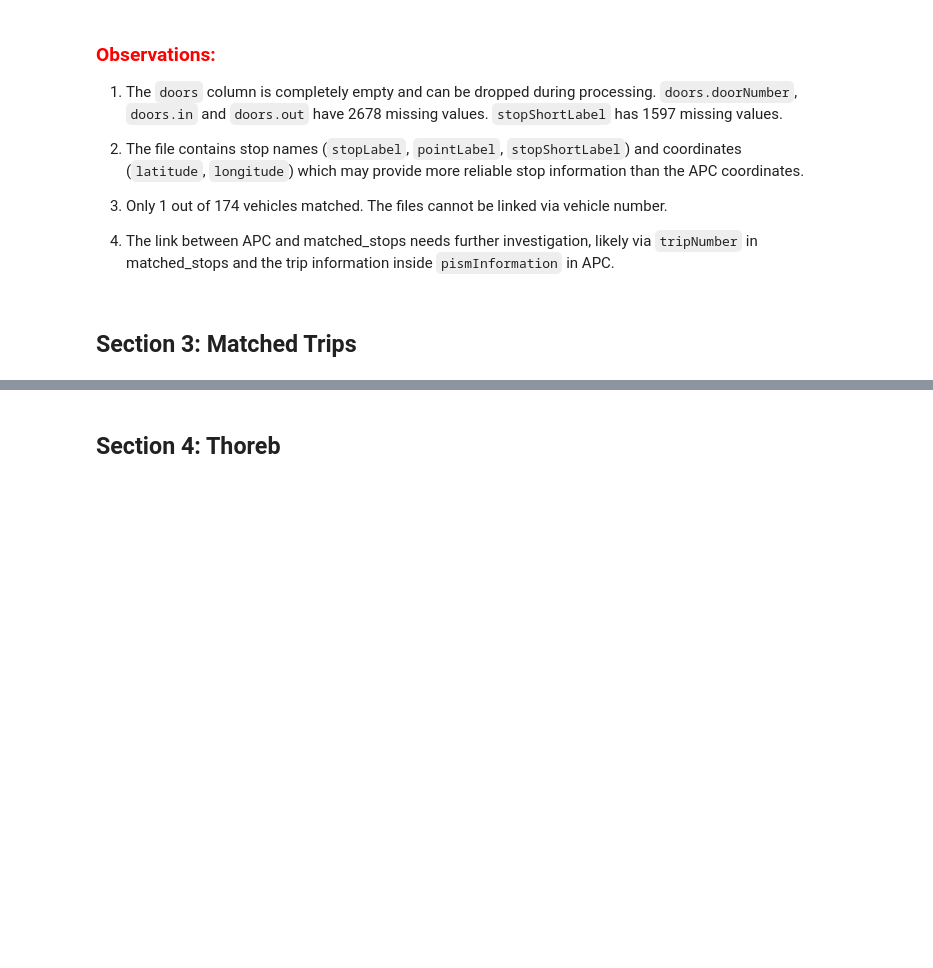
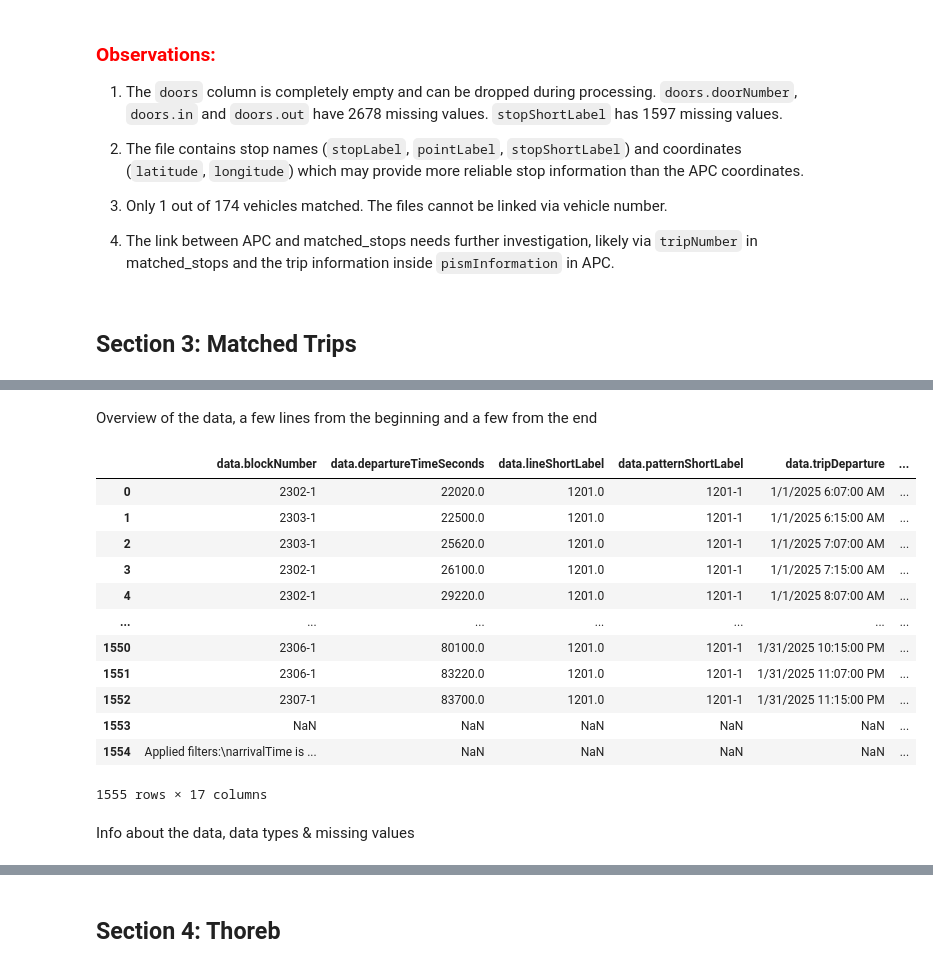
Before and after one commit to Abdullaha0/BusPassengerAnomaly, a Jupyter notebook: notebooks/exploratoryDataAnalysis.ipynb, the cells around one changed output, grey strips where cells are left out. Cells and saved outputs as stored; diff of their text form; code cells hidden in the pictures; blank space fills up the shorter version.

Commit message:
donw with matched_trips analysis

```diff
--- a/notebooks/exploratoryDataAnalysis.ipynb
+++ b/notebooks/exploratoryDataAnalysis.ipynb
@@ -412,0 +447,20 @@ Sample vehicleNumber from matched_stops: [np.int64(262), np.int64(138), np.int64
+# %% [markdown]
+Overview of the data, a few lines from the beginning and a few from the end
+# %%
+matched_tips
+# %% [output]
+|  | data.blockNumber | data.departureTimeSeconds | data.lineShortLabel | data.patternShortLabel | data.tripDeparture | ... |
+| 0 | 2302-1 | 22020.0 | 1201.0 | 1201-1 | 1/1/2025 6:07:00 AM | ... |
+| 1 | 2303-1 | 22500.0 | 1201.0 | 1201-1 | 1/1/2025 6:15:00 AM | ... |
+| 2 | 2303-1 | 25620.0 | 1201.0 | 1201-1 | 1/1/2025 7:07:00 AM | ... |
+| 3 | 2302-1 | 26100.0 | 1201.0 | 1201-1 | 1/1/2025 7:15:00 AM | ... |
+| 4 | 2302-1 | 29220.0 | 1201.0 | 1201-1 | 1/1/2025 8:07:00 AM | ... |
+| ... | ... | ... | ... | ... | ... | ... |
+| 1550 | 2306-1 | 80100.0 | 1201.0 | 1201-1 | 1/31/2025 10:15:00 PM | ... |
+| 1551 | 2306-1 | 83220.0 | 1201.0 | 1201-1 | 1/31/2025 11:07:00 PM | ... |
+| 1552 | 2307-1 | 83700.0 | 1201.0 | 1201-1 | 1/31/2025 11:15:00 PM | ... |
+| 1553 | NaN | NaN | NaN | NaN | NaN | ... |
+| 1554 | Applied filters:\narrivalTime is ... | NaN | NaN | NaN | NaN | ... |
+1555 rows × 17 columns
+# %% [markdown]
+Info about the data, data types & missing values
```
Also changed, not shown: parts of 13 cells of this notebook.
